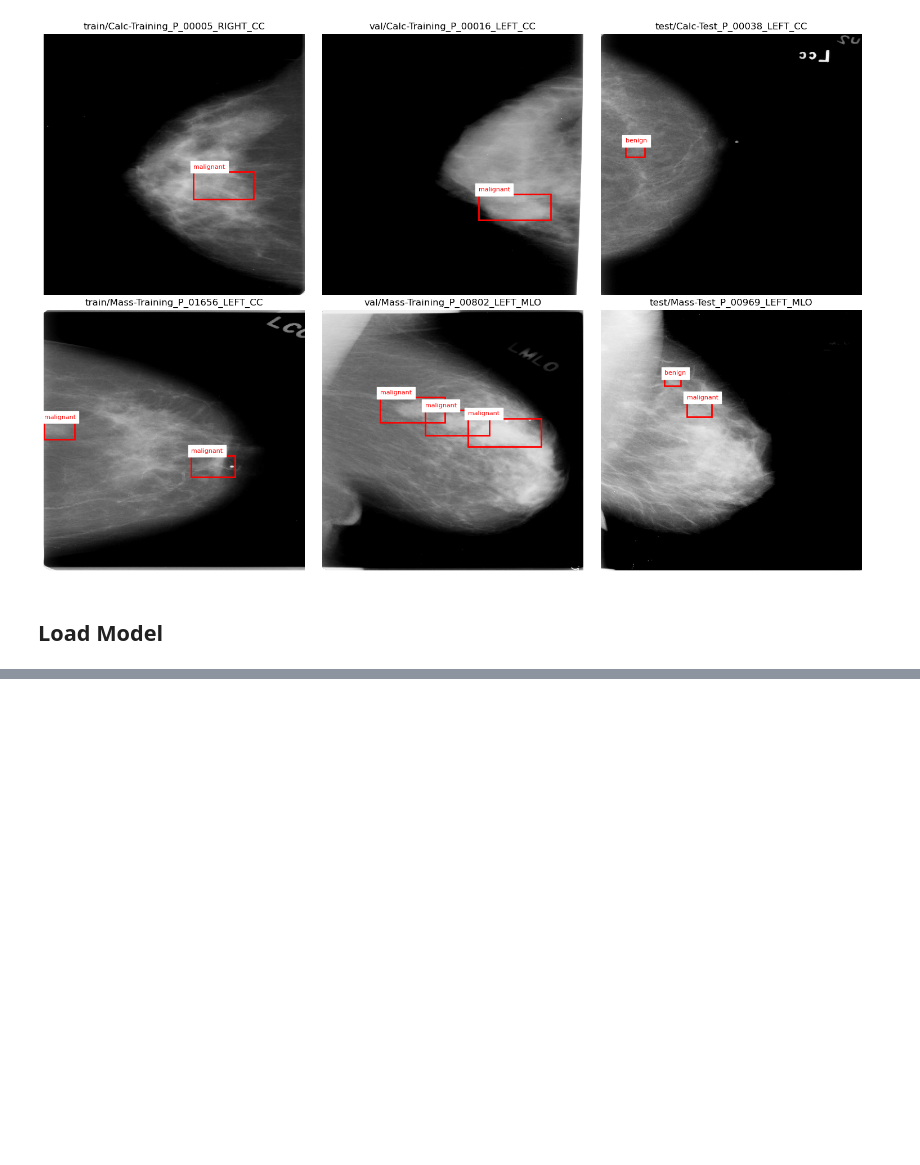
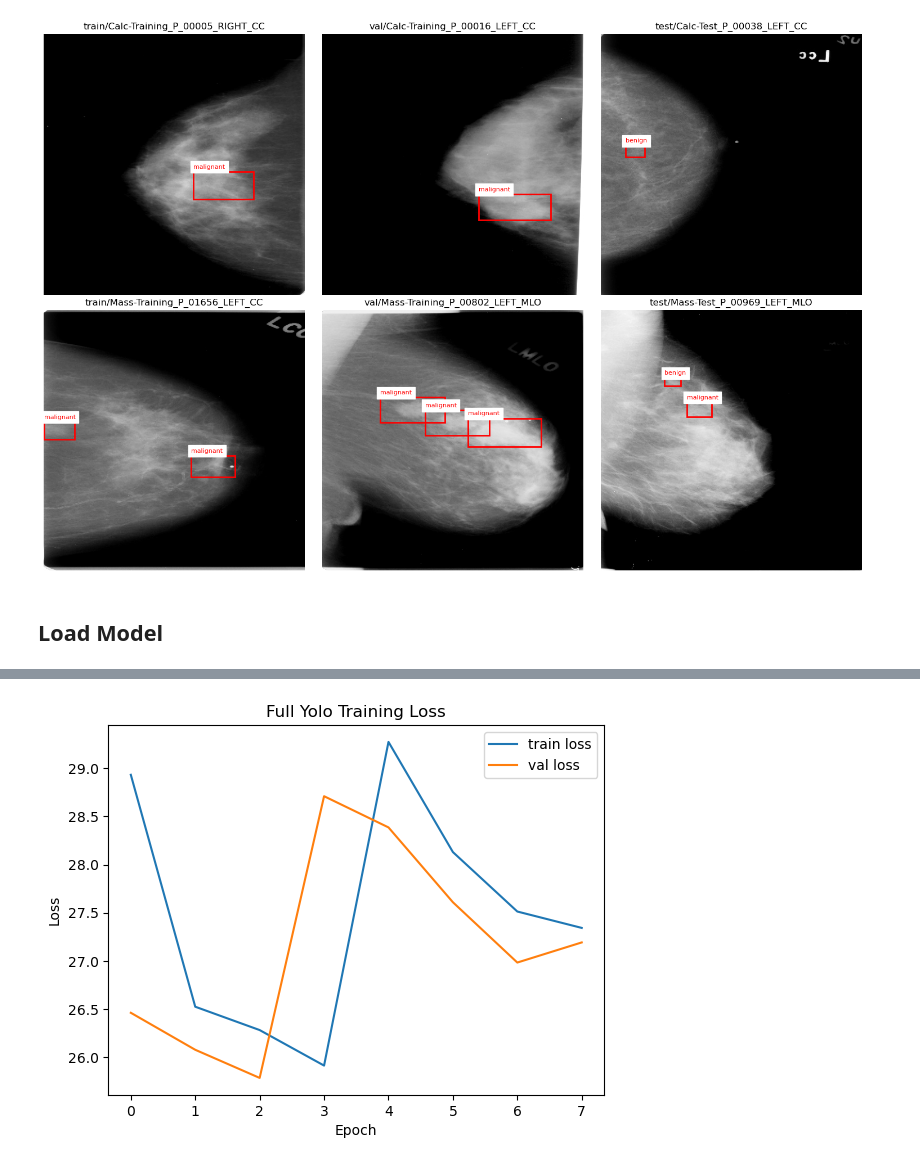
Before and after one commit to Cr3sp1/MammoYOLO, a Jupyter notebook: Results.ipynb, the cells around one changed output, grey strips where cells are left out. Cells and saved outputs as stored; diff of their text form; code cells hidden in the pictures; blank space fills up the shorter version.

```diff
--- a/Results.ipynb
+++ b/Results.ipynb
@@ -64,0 +87,12 @@ plt.show()
+# %%
+history_df = pd.read_csv('history/training.csv')
+
+plt.plot(history_df['loss'], label='train loss')
+plt.plot(history_df['val_loss'], label='val loss')
+plt.legend()
+plt.title("Full Yolo Training Loss")
+plt.xlabel("Epoch")
+plt.ylabel("Loss")
+plt.show()
+# %% [output]
+[figure, added]
```
Also changed, not shown: parts of 7 cells of this notebook, 2 other files.
